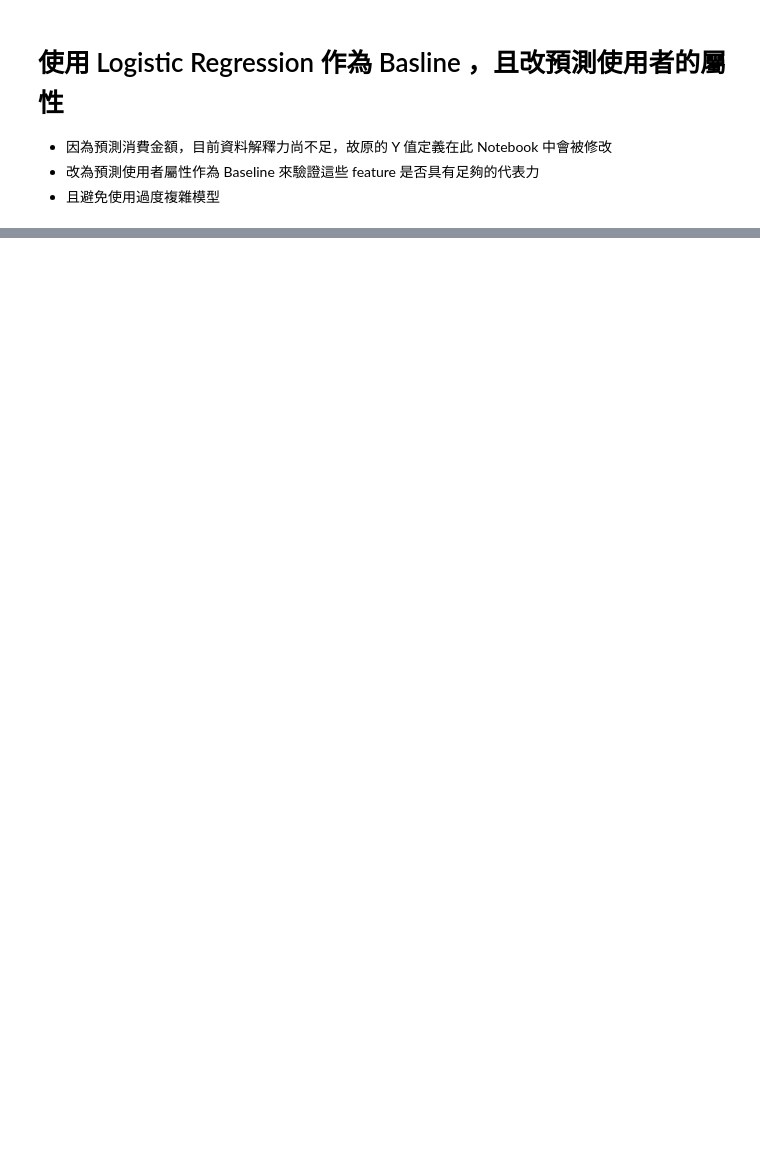
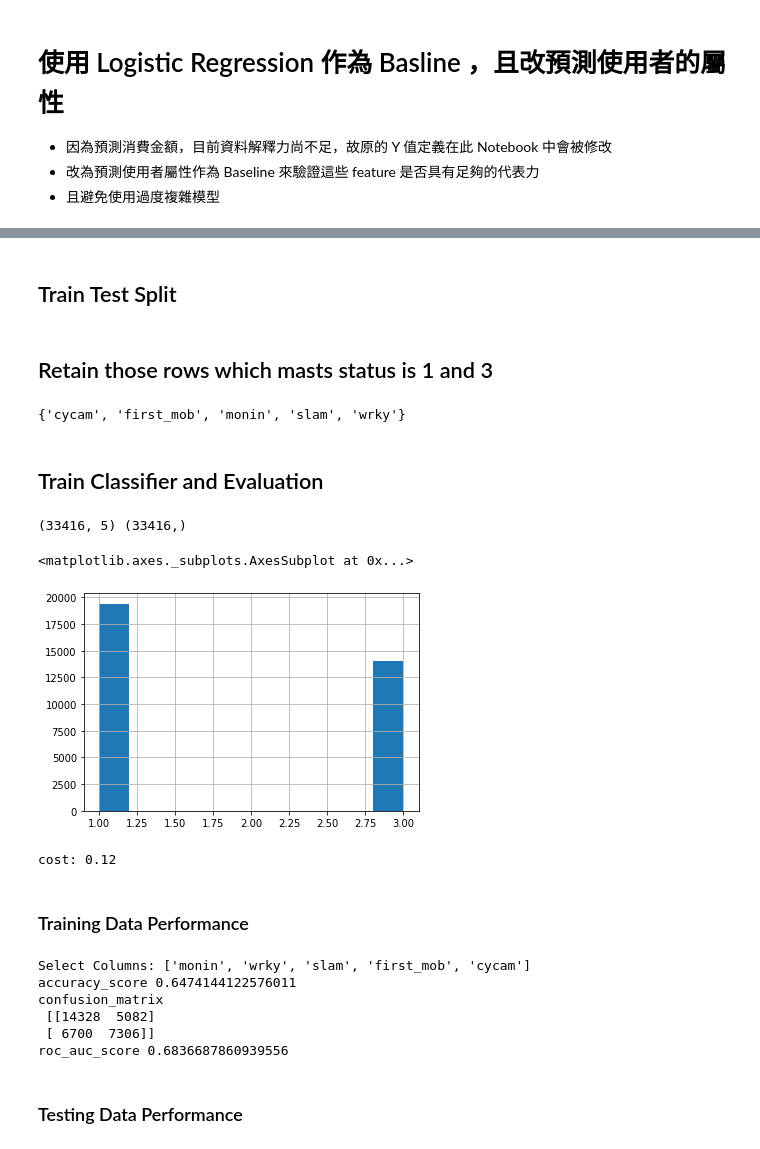
Before and after one commit to justinyeh1995/edu_framework, a Jupyter notebook: WenMing/2_Logistic_Regression_user_profile_prediction.ipynb, the cells around one changed output, grey strips where cells are left out. Cells and saved outputs as stored; diff of their text form; code cells hidden in the pictures; blank space fills up the shorter version.

```diff
--- a/WenMing/2_Logistic_Regression_user_profile_prediction.ipynb
+++ b/WenMing/2_Logistic_Regression_user_profile_prediction.ipynb
@@ -298,0 +173,4 @@ df_out.head(2)
+# %%
+y = x_final.masts
+del x_final['masts']
+x_final
@@ -298,0 +192,2 @@ df_out.head(2)
+# %% [markdown]
+## Train Test Split
@@ -298,0 +196,21 @@ df_out.head(2)
+# %%
+X_train, X_test, y_train, y_test = train_test_split(
+    x_final, y, test_size=0.33, random_state=42)
+# %% [markdown]
+## Retain those rows which masts status is 1 and 3
+# %%
+# 利用 chi squre 找出好的 feature
+k=5
+from sklearn.feature_selection import SelectKBest
+from sklearn.feature_selection import chi2
+selector = SelectKBest(chi2, k=k)
+selector.fit(X_train, y_train)
+
+
+new_cols_set = set()
+for ci in selector.get_support(indices=True):
+    # print(x_train_masts.columns[ci])
+    new_cols_set.add(X_train.columns[ci])
+new_cols_set
+# %% [output]
+{'cycam', 'first_mob', 'monin', 'slam', 'wrky'}
@@ -298,0 +220,44 @@ df_out.head(2)
+# %% [markdown]
+## Train Classifier and Evaluation
+# %%
+print(X_train.shape , y_train.shape)
+# print(x_test_oh.shape, y_test.shape)
+# %% [output]
+(33416, 5) (33416,)
+# %%
+y_train.hist()
+# %% [output]
+<matplotlib.axes._subplots.AxesSubplot at 0x...>
+[figure, added]
+# %%
+# train classifier
+t0 = time()
+# svr = LinearRegression()
+classifier = LogisticRegression(penalty='l1',solver='saga')
+classifier.fit(X_train, y_train)
+t1 = time()
+
+print('cost: {:.2f}'.format(t1 - t0))
+# %% [output]
+cost: 0.12
+# %% [markdown]
+### Training Data Performance
+# %%
+predict_y = classifier.predict(X_train)
+predict_y_prb = classifier.predict_proba(X_train)
+
+
+print("Select Columns:",list(new_cols_set))
+print("accuracy_score", accuracy_score(y_train,predict_y))
+print("confusion_matrix\n", confusion_matrix(y_train,predict_y))
+print("roc_auc_score", roc_auc_score(y_train,predict_y_prb[:,1]))
+# auc(y_train_masts,predict_y_prb)
+# %% [output]
+Select Columns: ['monin', 'wrky', 'slam', 'first_mob', 'cycam']
+accuracy_score 0.6474144122576011
+confusion_matrix
+ [[14328  5082]
+ [ 6700  7306]]
+roc_auc_score 0.6836687860939556
+# %% [markdown]
+### Testing Data Performance
```
Also changed, not shown: parts of 60 cells of this notebook.
